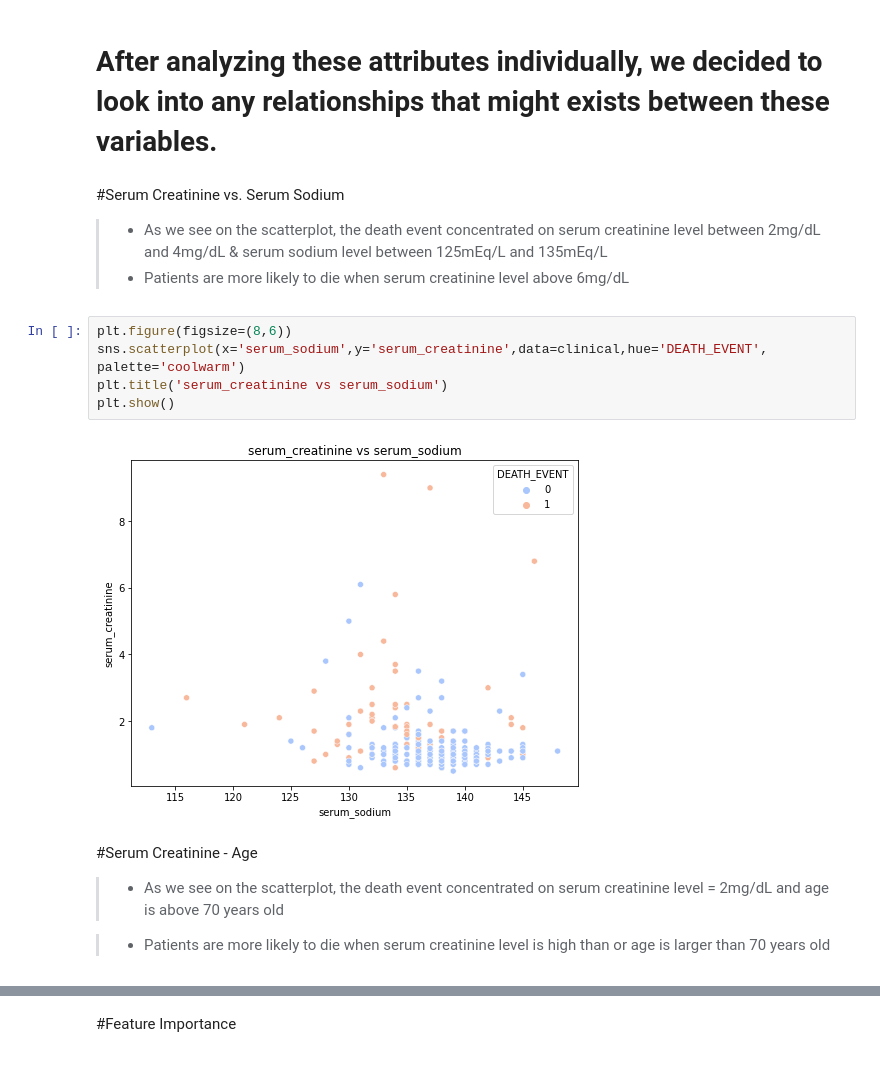
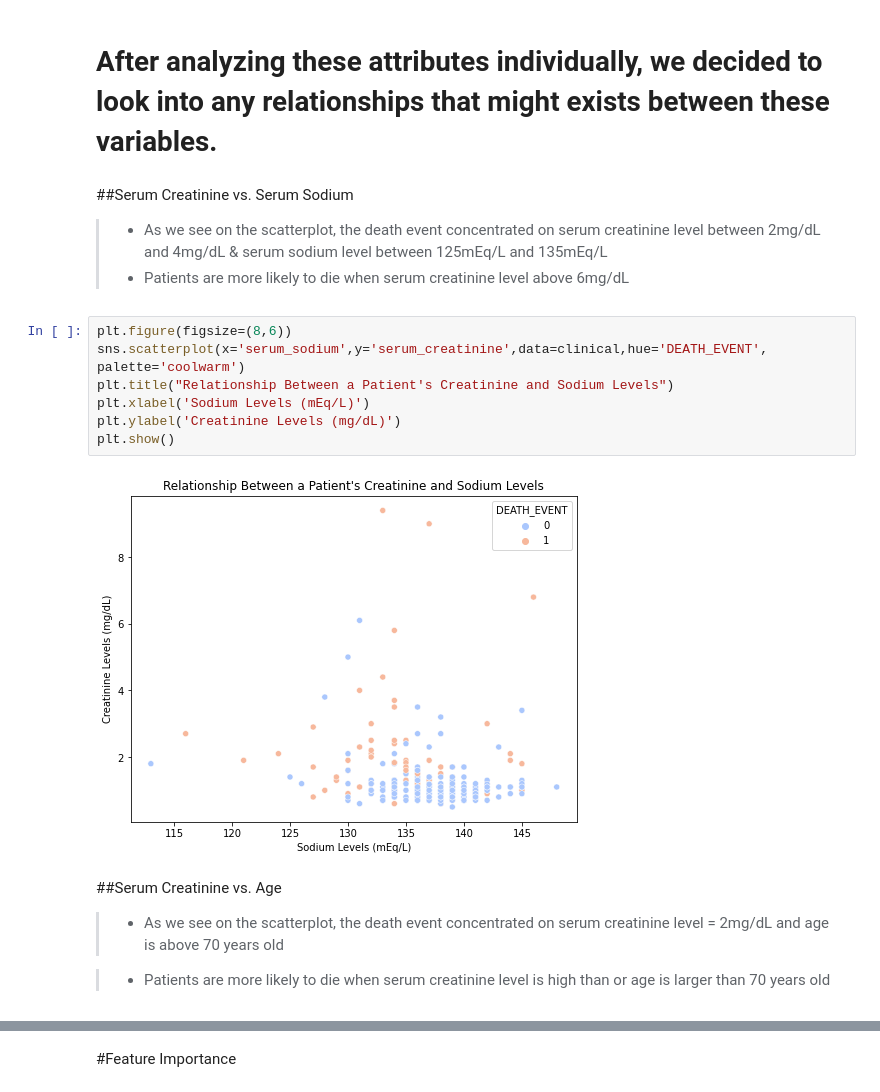
Before and after one commit to AntonioMoralCevallos/Predicting_Fatal_Heart_Failure-Project, a Jupyter notebook: Final_Deliverable_7b.ipynb, the cells around one changed output, grey strips where cells are left out. Cells and saved outputs as stored; diff of their text form.

```diff
--- a/Final_Deliverable_7b.ipynb
+++ b/Final_Deliverable_7b.ipynb
@@ -361,7 +361,7 @@ for i,rec in enumerate(ax.patches):
 # %% [markdown]
 # After analyzing these attributes individually, we decided to look into any relationships that might exists between these variables.
 # %% [markdown]
-#Serum Creatinine vs. Serum Sodium
+##Serum Creatinine vs. Serum Sodium
 
 
 > - As we see on the scatterplot, the death event concentrated on serum creatinine level between 2mg/dL and 4mg/dL & serum sodium level between 125mEq/L and 135mEq/L
@@ -369,12 +369,14 @@ for i,rec in enumerate(ax.patches):
 # %%
 plt.figure(figsize=(8,6))
 sns.scatterplot(x='serum_sodium',y='serum_creatinine',data=clinical,hue='DEATH_EVENT', palette='coolwarm')
-plt.title('serum_creatinine vs serum_sodium')
+plt.title("Relationship Between a Patient's Creatinine and Sodium Levels")
+plt.xlabel('Sodium Levels (mEq/L)')
+plt.ylabel('Creatinine Levels (mg/dL)')
 plt.show()
 # %% [output]
-[figure, old version]
+[figure, new version]
 # %% [markdown]
-#Serum Creatinine - Age
+##Serum Creatinine vs. Age
 
 > - As we see on the scatterplot, the death event concentrated on serum creatinine level = 2mg/dL and age is above 70 years old
 
```
Also changed, not shown: parts of 18 cells of this notebook.
